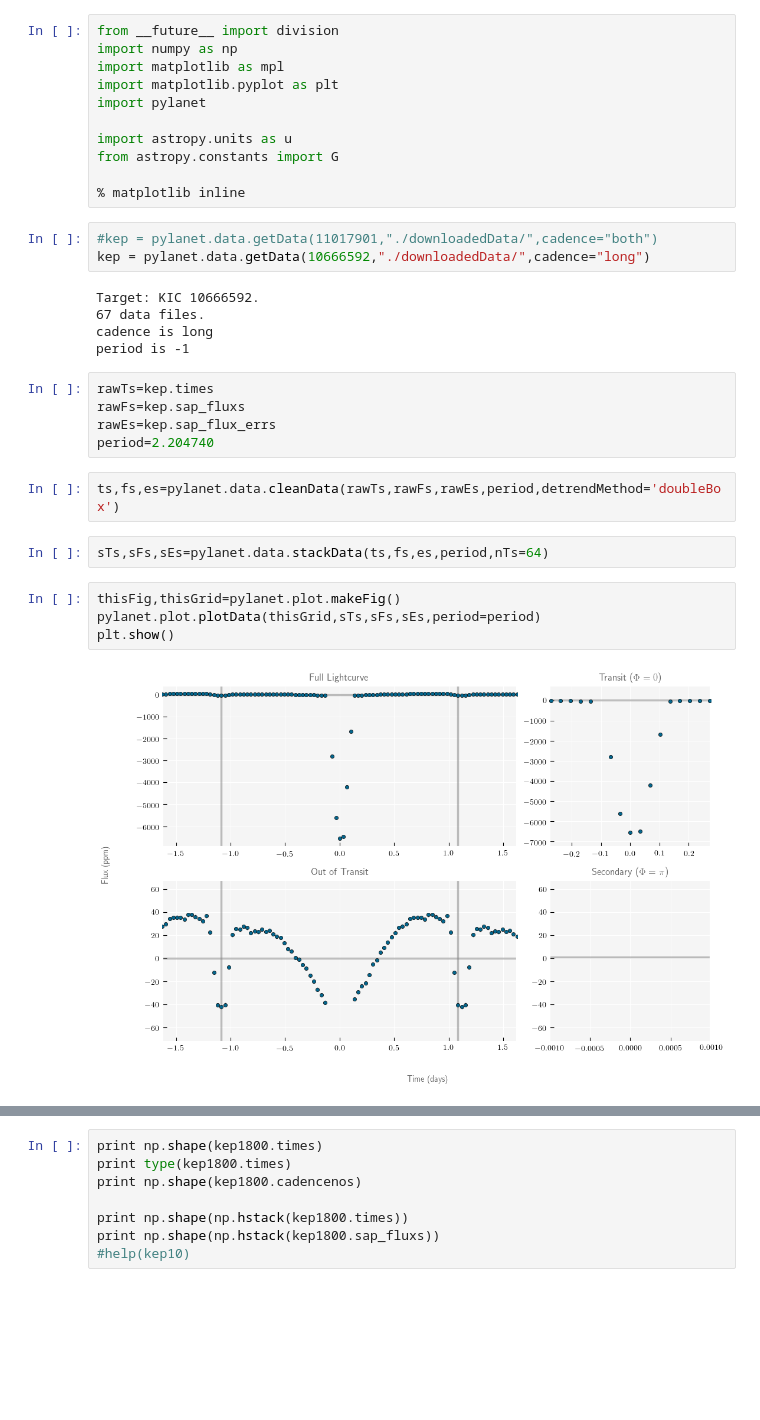
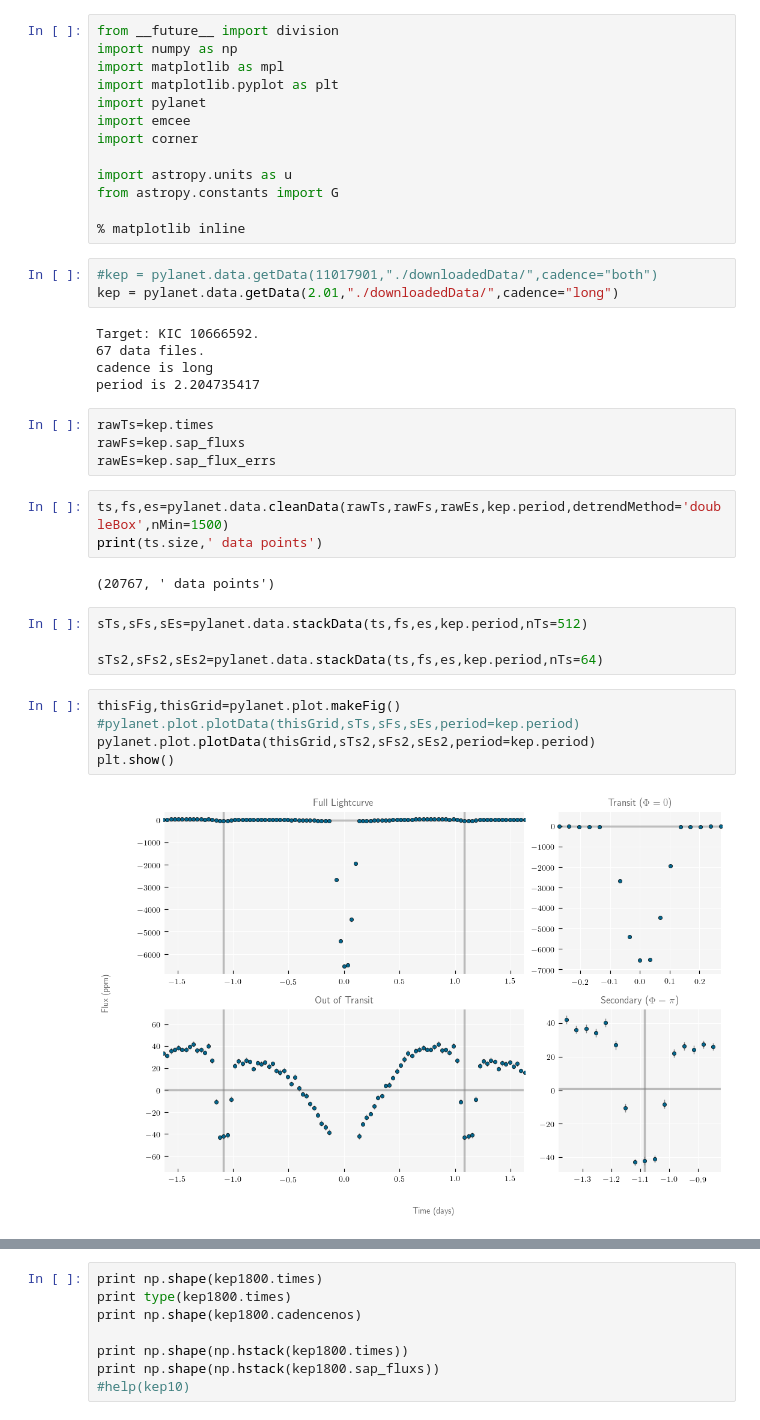
Before and after one commit to zpenoyre/oldpylanet, a Jupyter notebook: getKeplerData.ipynb, the cells around one changed output, grey strips where cells are left out. Saved outputs shown, nothing was run; the diff lists cells and outputs as text; blank space fills up the shorter version.

```diff
--- a/getKeplerData.ipynb
+++ b/getKeplerData.ipynb
@@ -4,6 +4,8 @@ import numpy as np
 import matplotlib as mpl
 import matplotlib.pyplot as plt
 import pylanet
+import emcee
+import corner
 
 import astropy.units as u
 from astropy.constants import G
@@ -11,24 +13,29 @@ from astropy.constants import G
 % matplotlib inline
 # %%
 #kep = pylanet.data.getData(11017901,"./downloadedData/",cadence="both")
-kep = pylanet.data.getData(10666592,"./downloadedData/",cadence="long")
+kep = pylanet.data.getData(2.01,"./downloadedData/",cadence="long")
 # %% [output]
 Target: KIC 10666592.
 67 data files.
 cadence is long
-period is -1
+period is 2.204735417
 # %%
 rawTs=kep.times
 rawFs=kep.sap_fluxs
 rawEs=kep.sap_flux_errs
-period=2.204740
 # %%
-ts,fs,es=pylanet.data.cleanData(rawTs,rawFs,rawEs,period,detrendMethod='doubleBox')
+ts,fs,es=pylanet.data.cleanData(rawTs,rawFs,rawEs,kep.period,detrendMethod='doubleBox',nMin=1500)
+print(ts.size,' data points')
+# %% [output]
+(20767, ' data points')
 # %%
-sTs,sFs,sEs=pylanet.data.stackData(ts,fs,es,period,nTs=64)
+sTs,sFs,sEs=pylanet.data.stackData(ts,fs,es,kep.period,nTs=512)
+
+sTs2,sFs2,sEs2=pylanet.data.stackData(ts,fs,es,kep.period,nTs=64)
 # %%
 thisFig,thisGrid=pylanet.plot.makeFig()
-pylanet.plot.plotData(thisGrid,sTs,sFs,sEs,period=period)
+#pylanet.plot.plotData(thisGrid,sTs,sFs,sEs,period=kep.period)
+pylanet.plot.plotData(thisGrid,sTs2,sFs2,sEs2,period=kep.period)
 plt.show()
 # %% [output]
-[figure, old version]
+[figure, new version]
```
Also changed, not shown: parts of 1 cell of this notebook, 4 other files.
